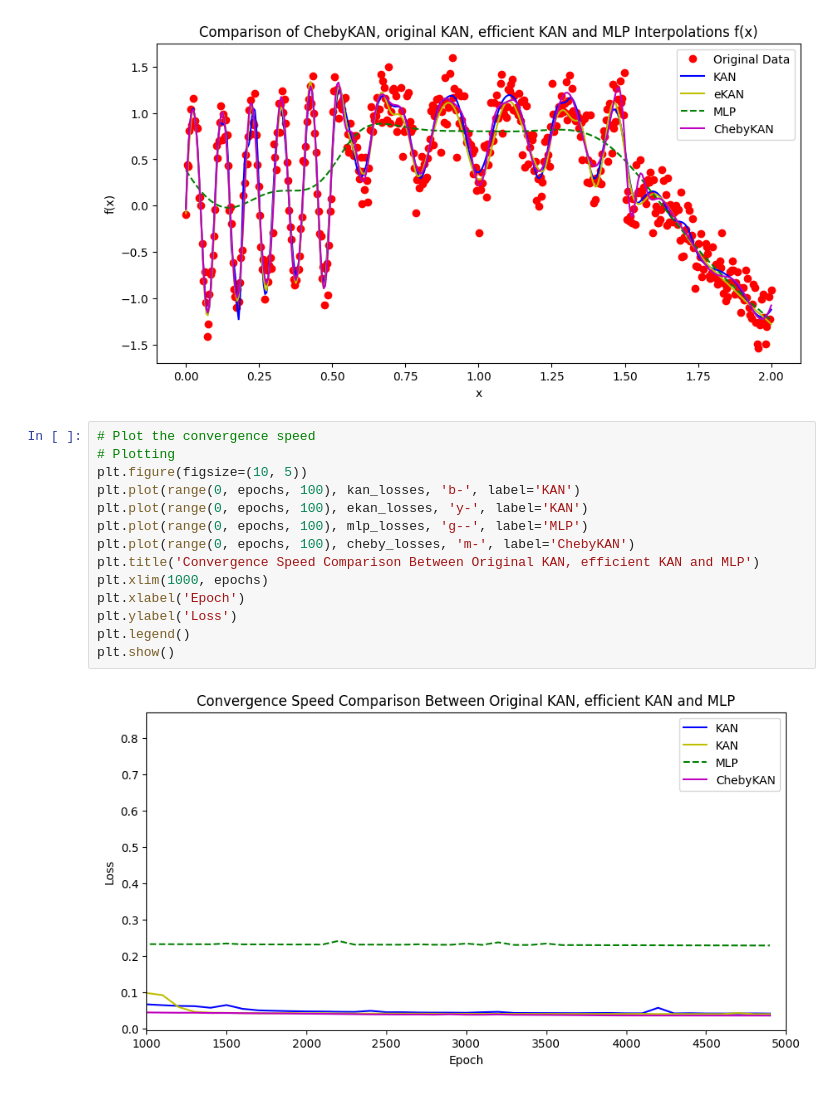
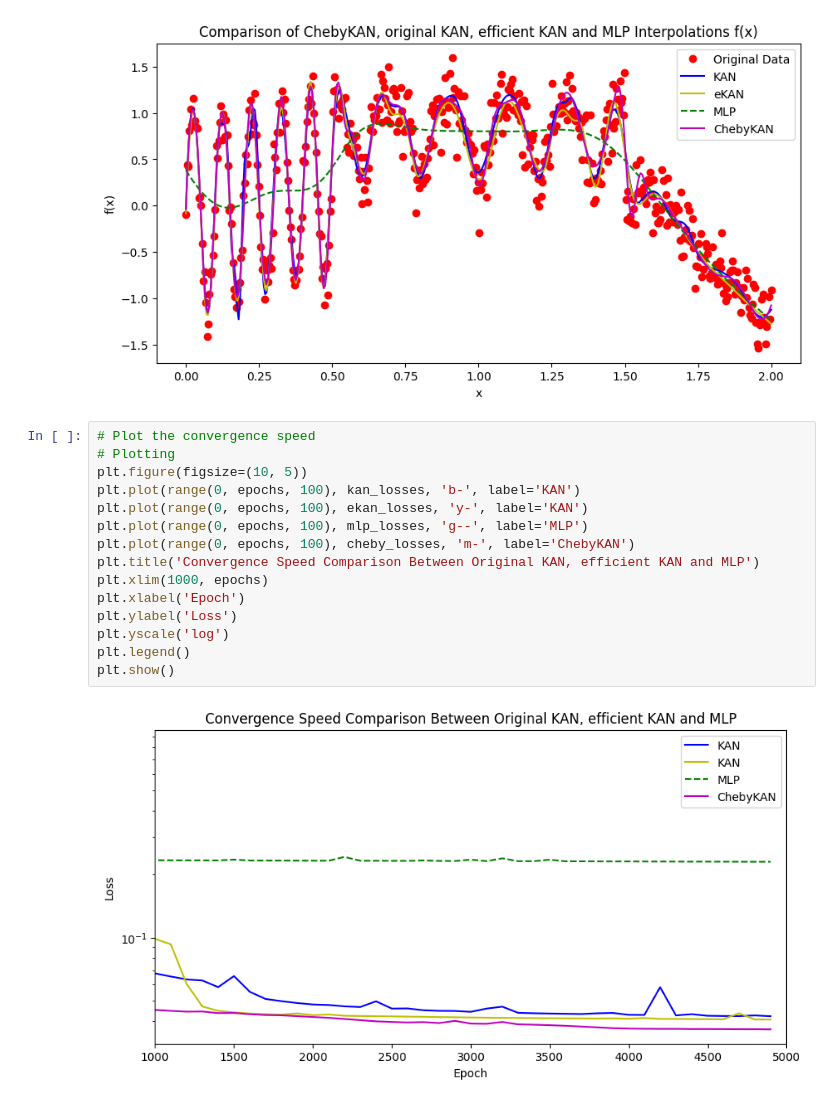
Before and after one commit to rvpant/mlp-kan-final, a Jupyter notebook: KAN_Function_Interpolation_Test.ipynb, the cells around one changed output. Saved outputs shown, nothing was run; the diff lists cells and outputs as text.

Commit message:
Better plot

```diff
--- a/KAN_Function_Interpolation_Test.ipynb
+++ b/KAN_Function_Interpolation_Test.ipynb
@@ -177,16 +177,17 @@ plt.show()
 # %%
 # Plot the convergence speed
 # Plotting
 plt.figure(figsize=(10, 5))
 plt.plot(range(0, epochs, 100), kan_losses, 'b-', label='KAN')
 plt.plot(range(0, epochs, 100), ekan_losses, 'y-', label='KAN')
 plt.plot(range(0, epochs, 100), mlp_losses, 'g--', label='MLP')
 plt.plot(range(0, epochs, 100), cheby_losses, 'm-', label='ChebyKAN')
 plt.title('Convergence Speed Comparison Between Original KAN, efficient KAN and MLP')
 plt.xlim(1000, epochs)
 plt.xlabel('Epoch')
 plt.ylabel('Loss')
+plt.yscale('log')
 plt.legend()
 plt.show()
 # %% [output]
-[figure, old version]
+[figure, new version]
```
